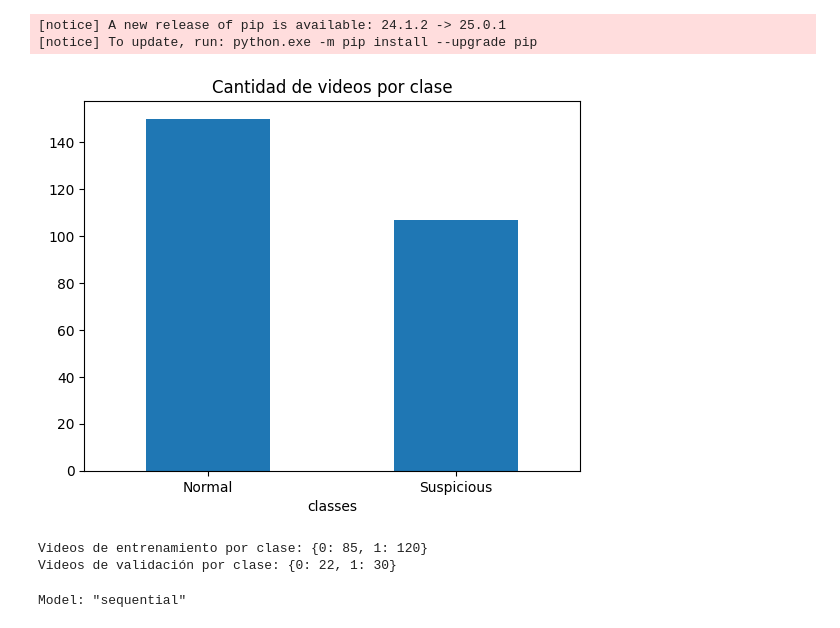
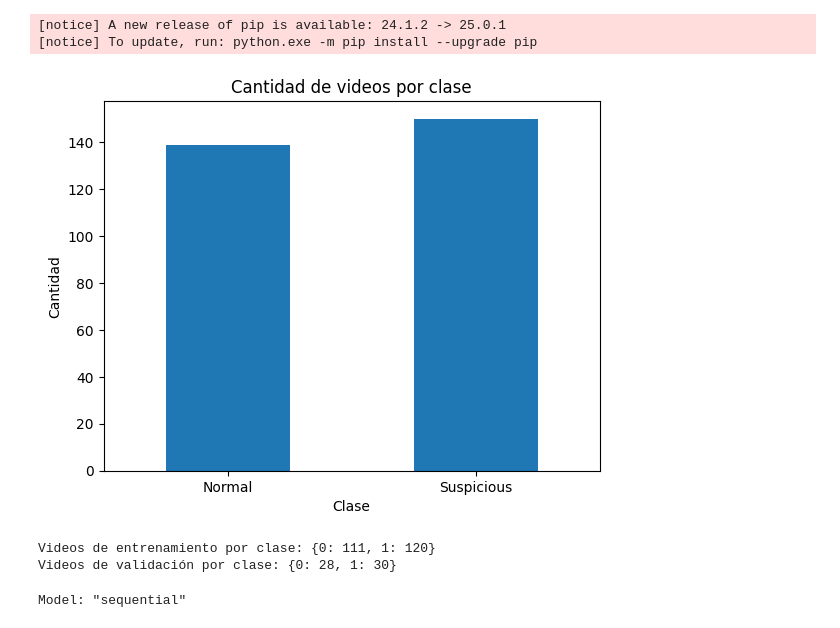
Before and after one commit to valentina0612/AlertGuard, a Jupyter notebook: modeloDeteccion2.ipynb, the cells around one changed output. Drawn from its saved outputs; the diff is of its cells as text; code cells hidden in the pictures.

```diff
--- a/modeloDeteccion2.ipynb
+++ b/modeloDeteccion2.ipynb
@@ -66,7 +51,7 @@ classes = []
 
 path ="../videos"
 normal= os.path.join(path, "normal")
-suspicious = os.path.join(path, "Robbery")
+suspicious = os.path.join(path, "robbery")
 
 videos = []
 labelsDict = {0: "Normal", 1: "Suspicious"}
@@ -80,17 +65,21 @@ for video in os.listdir(suspicious):
     videos.append(os.path.join(suspicious, video))
     labels.append(1)
 
-df = pd.DataFrame({"video": videos, "label": labels})
+df = pd.DataFrame({"videos": videos, "classes": labels})
 df['videos'] = videos
 df['classes'] = labels
 # %%
-# Ver cantidad de videos por clase
-df['classes'].value_counts().plot(kind='bar')
-plt.xticks([0, 1], ["Normal", "Suspicious"], rotation=0)
+counts = df["classes"].value_counts().sort_index()
+
+# Graficar
+counts.plot(kind="bar")
+plt.xticks(ticks=[0, 1], labels=["Normal", "Suspicious"], rotation=0)
 plt.title("Cantidad de videos por clase")
+plt.xlabel("Clase")
+plt.ylabel("Cantidad")
 plt.show()
 # %% [output]
-[figure, old version]
+[figure, new version]
 # %%
 # Parámetros
 IMG_SIZE = 112  # Tamaño del frame
@@ -129,8 +118,8 @@ print(f"Videos de entrenamiento por clase: {dict(zip(unique, counts))}")
 unique, counts = np.unique(y_test, return_counts=True)
 print(f"Videos de validación por clase: {dict(zip(unique, counts))}")
 # %% [output]
-Videos de entrenamiento por clase: {0: 85, 1: 120}
-Videos de validación por clase: {0: 22, 1: 30}
+Videos de entrenamiento por clase: {0: 111, 1: 120}
+Videos de validación por clase: {0: 28, 1: 30}
 # %%
 # Crear un modelo 3D CNN
 def create_3d_cnn(input_shape, num_classes):
```
Also changed, not shown: parts of 4 cells of this notebook.
